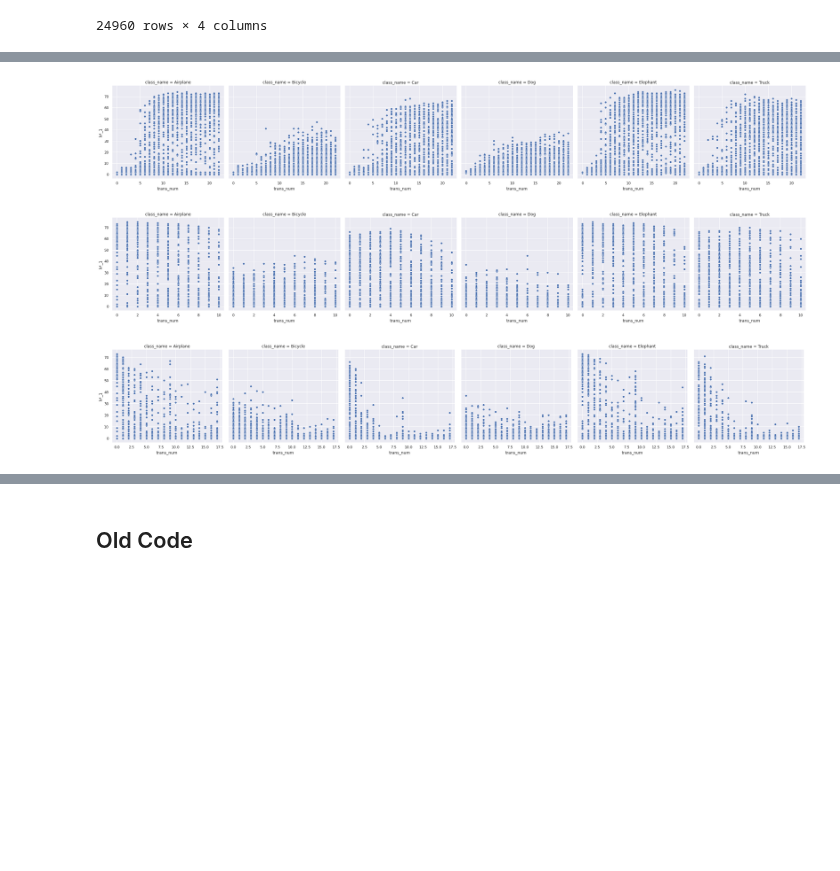
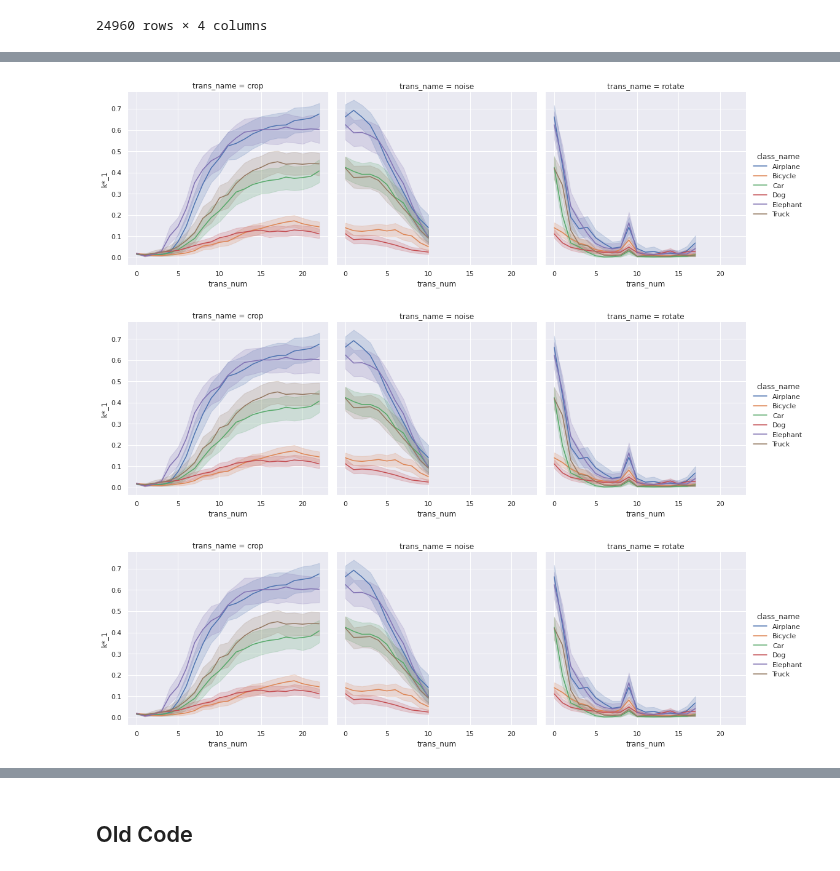
Before and after one commit to tatsuya-ai-engineer/k-Space, a Jupyter notebook: relplot.ipynb, the cells around one changed output, grey strips where cells are left out. Cells and saved outputs as stored; diff of their text form; code cells hidden in the pictures; blank space fills up the shorter version.

```diff
--- a/relplot.ipynb
+++ b/relplot.ipynb
@@ -43,9 +43,12 @@ sns.set()
 24960 rows × 4 columns
 # %%
 all_df = pd.read_csv('/content/all_k1_df.csv')
+all_df['k*_1'] = all_df['k*_1'] / 80
 
 trans_dict = {
     'crop': 22,
     'noise': 10,
     'rotate': 17,
 }
+
+all_df
@@ -52,16 +69,20 @@ trans_dict = {
 # %%
 titles = ['Image size after Crop', 'Alpha value of Gaussian noise', 'Counterclockwise Rotation angle']
 
 # plot_all
 for trans_name in trans_dict.keys():
+    # pl_df = all_df[all_df['trans_name'] == trans_name][['trans_num', 'k*_1', 'class_name']].reset_index()
+    pl_df = all_df.reset_index()
+
     sns.relplot(
-    data=all_df[all_df['trans_name'] == trans_name][['trans_num', 'k*_1', 'class_name']],
+    data=pl_df,
     x='trans_num',
     y='k*_1',
-    col='class_name',
-    # kind='line',
+    hue='class_name',
+    col='trans_name',
+    kind='line',
     )
 # %% [output]
-[figure, old version]
+[figure, new version]
-[figure, old version]
+[figure, new version]
-[figure, old version]
+[figure, new version]
```
Also changed, not shown: parts of 3 cells of this notebook.
